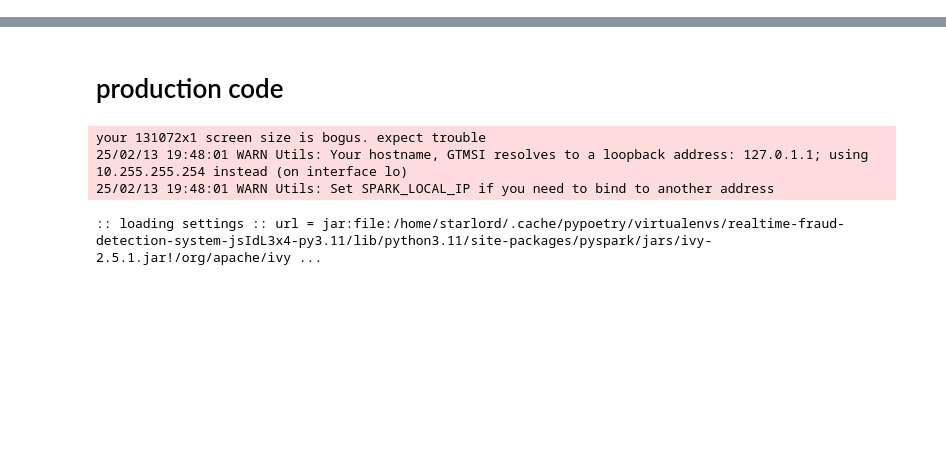
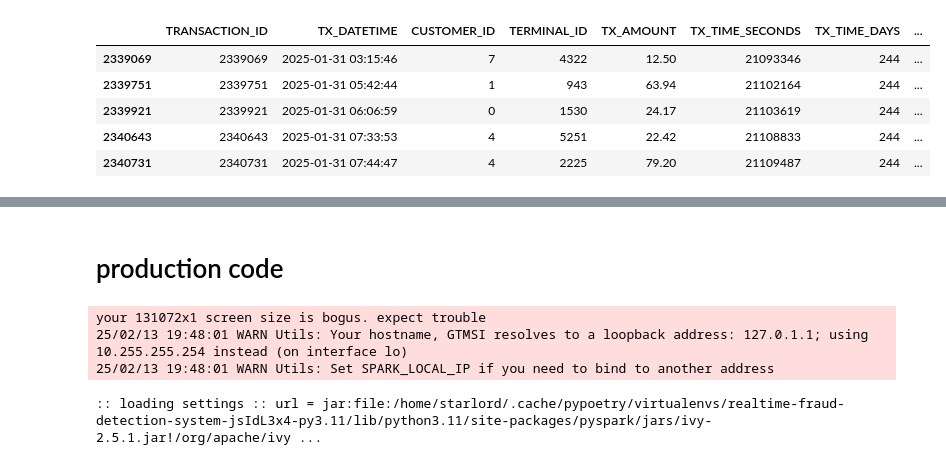
Before and after one commit to sauravtanwar786/Real-time_fraud_detection_system, a Jupyter notebook: local_dev_notebooks/kafka_s3_sink_customers.ipynb, the cells around one changed output, grey strips where cells are left out. Saved outputs shown, nothing was run; the diff lists cells and outputs as text; code cells hidden in the pictures; blank space fills up the shorter version.

```diff
--- a/local_dev_notebooks/kafka_s3_sink_customers.ipynb
+++ b/local_dev_notebooks/kafka_s3_sink_customers.ipynb
@@ -0,0 +17,9 @@
+# %%
+df_filtered.head()
+# %% [output]
+|  | TRANSACTION_ID | TX_DATETIME | CUSTOMER_ID | TERMINAL_ID | TX_AMOUNT | TX_TIME_SECONDS | TX_TIME_DAYS | ... |
+| 2339069 | 2339069 | 2025-01-31 03:15:46 | 7 | 4322 | 12.50 | 21093346 | 244 | ... |
+| 2339751 | 2339751 | 2025-01-31 05:42:44 | 1 | 943 | 63.94 | 21102164 | 244 | ... |
+| 2339921 | 2339921 | 2025-01-31 06:06:59 | 0 | 1530 | 24.17 | 21103619 | 244 | ... |
+| 2340643 | 2340643 | 2025-01-31 07:33:53 | 4 | 5251 | 22.42 | 21108833 | 244 | ... |
+| 2340731 | 2340731 | 2025-01-31 07:44:47 | 4 | 2225 | 79.20 | 21109487 | 244 | ... |
```
Also changed, not shown: parts of 4 cells of this notebook, 9 other files.
